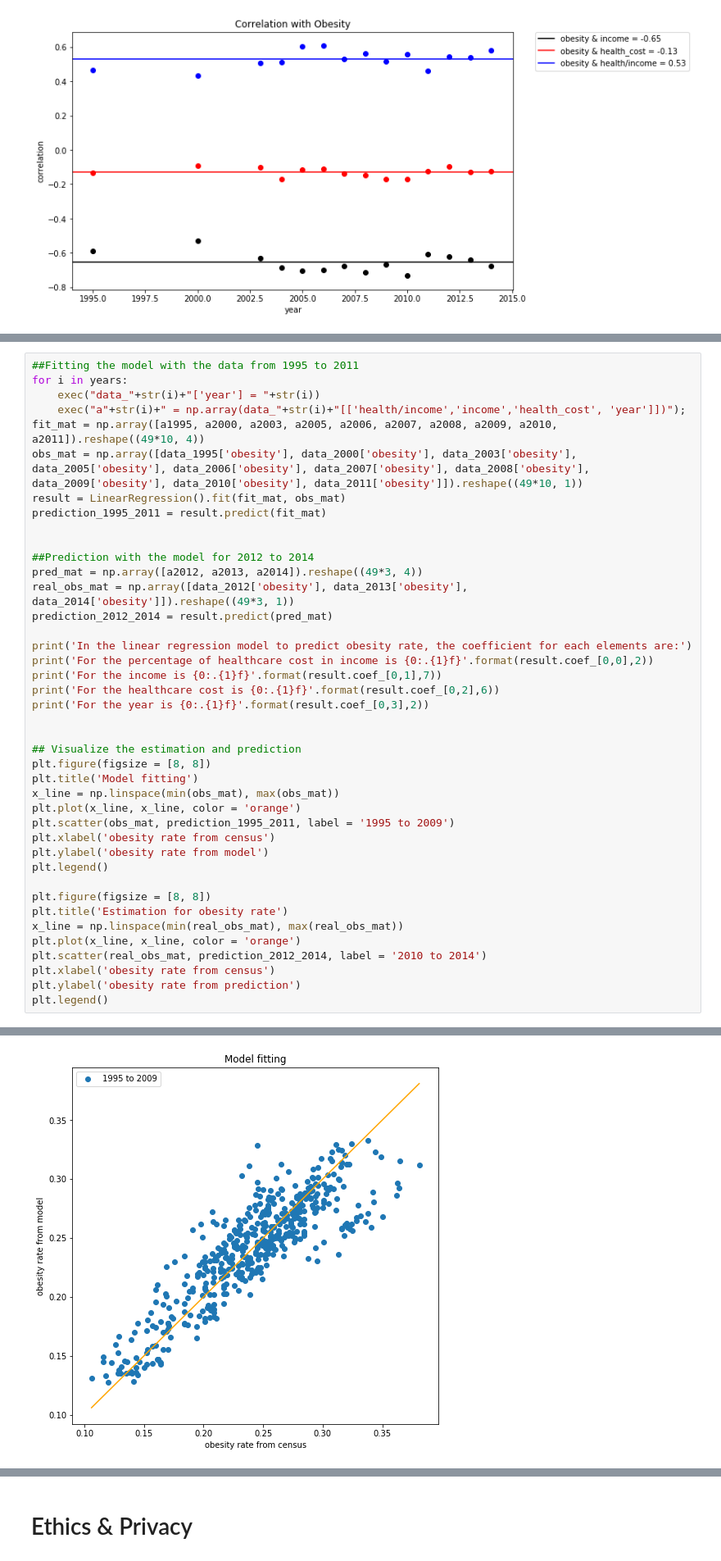
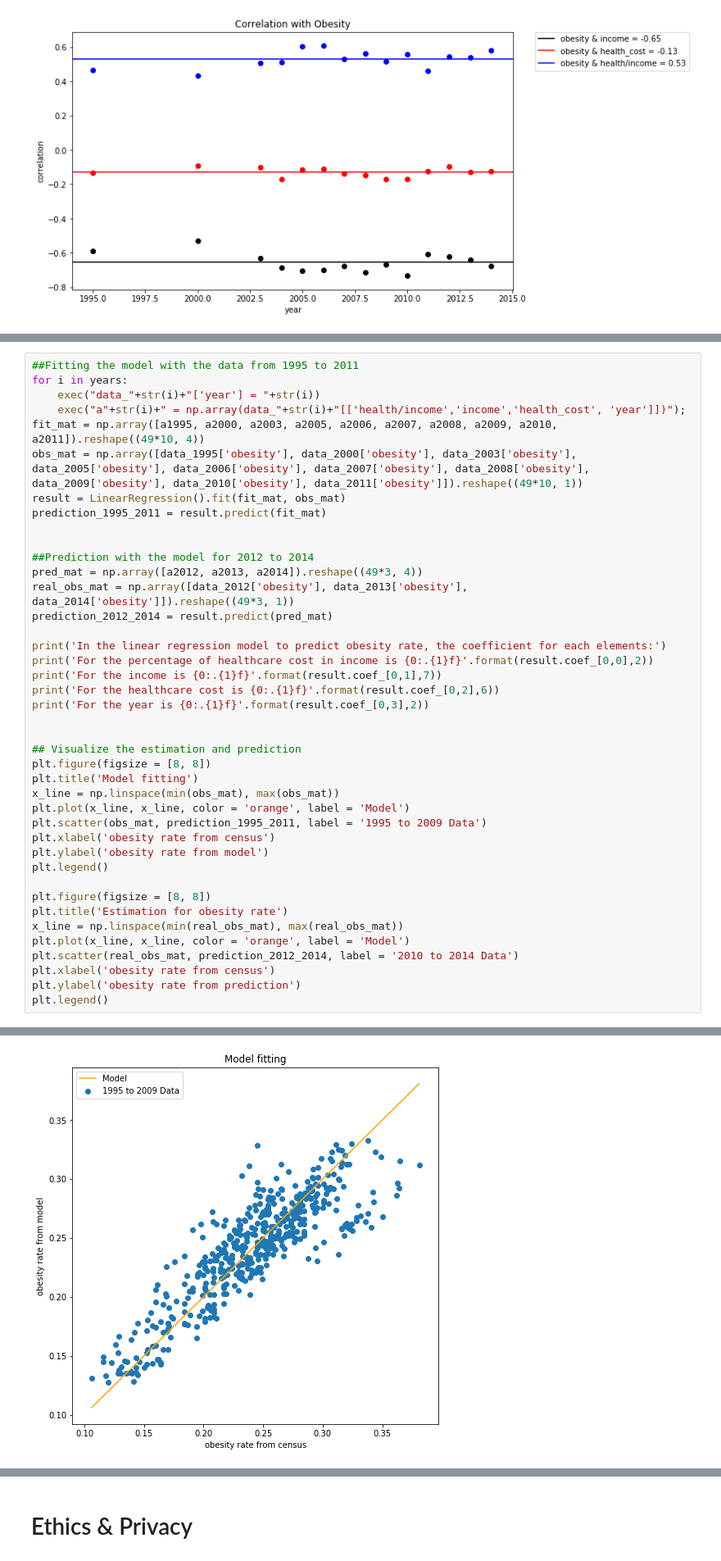
Before and after one commit to pcn006/Projects, a Jupyter notebook: FinalProject_first_draft.ipynb, the cells around one changed output, grey strips where cells are left out. Shown at 82% size. Drawn from its saved outputs; the diff is of its cells as text.

```diff
--- a/FinalProject_first_draft.ipynb
+++ b/FinalProject_first_draft.ipynb
@@ -374,7 +384,7 @@ pred_mat = np.array([a2012, a2013, a2014]).reshape((49*3, 4))
 real_obs_mat = np.array([data_2012['obesity'], data_2013['obesity'], data_2014['obesity']]).reshape((49*3, 1))
 prediction_2012_2014 = result.predict(pred_mat)
 
-print('In the linear regression model to predict obesity rate, the coefficient for each elements are:')
+print('In the linear regression model to predict obesity rate, the coefficient for each elements:')
 print('For the percentage of healthcare cost in income is {0:.{1}f}'.format(result.coef_[0,0],2))
 print('For the income is {0:.{1}f}'.format(result.coef_[0,1],7))
 print('For the healthcare cost is {0:.{1}f}'.format(result.coef_[0,2],6))
@@ -385,8 +395,8 @@ print('For the year is {0:.{1}f}'.format(result.coef_[0,3],2))
 plt.figure(figsize = [8, 8])
 plt.title('Model fitting')
 x_line = np.linspace(min(obs_mat), max(obs_mat))
-plt.plot(x_line, x_line, color = 'orange')
-plt.scatter(obs_mat, prediction_1995_2011, label = '1995 to 2009')
+plt.plot(x_line, x_line, color = 'orange', label = 'Model')
+plt.scatter(obs_mat, prediction_1995_2011, label = '1995 to 2009 Data')
 plt.xlabel('obesity rate from census')
 plt.ylabel('obesity rate from model')
 plt.legend()
@@ -394,8 +404,8 @@ plt.legend()
 plt.figure(figsize = [8, 8])
 plt.title('Estimation for obesity rate')
 x_line = np.linspace(min(real_obs_mat), max(real_obs_mat))
-plt.plot(x_line, x_line, color = 'orange')
-plt.scatter(real_obs_mat, prediction_2012_2014, label = '2010 to 2014')
+plt.plot(x_line, x_line, color = 'orange', label = 'Model')
+plt.scatter(real_obs_mat, prediction_2012_2014, label = '2010 to 2014 Data')
 plt.xlabel('obesity rate from census')
 plt.ylabel('obesity rate from prediction')
 plt.legend()
@@ -404,6 +414,6 @@ In the linear regression model to predict obesity rate, the coefficient for each
 For the percentage of healthcare cost in income is 1.70
 For the income is 0.0000021
 For the healthcare cost is -0.000031
 For the year is 0.01
 <matplotlib.legend.Legend at 0x...>
-[figure, old version]
+[figure, new version]
```
Also changed, not shown: parts of 18 cells of this notebook.
